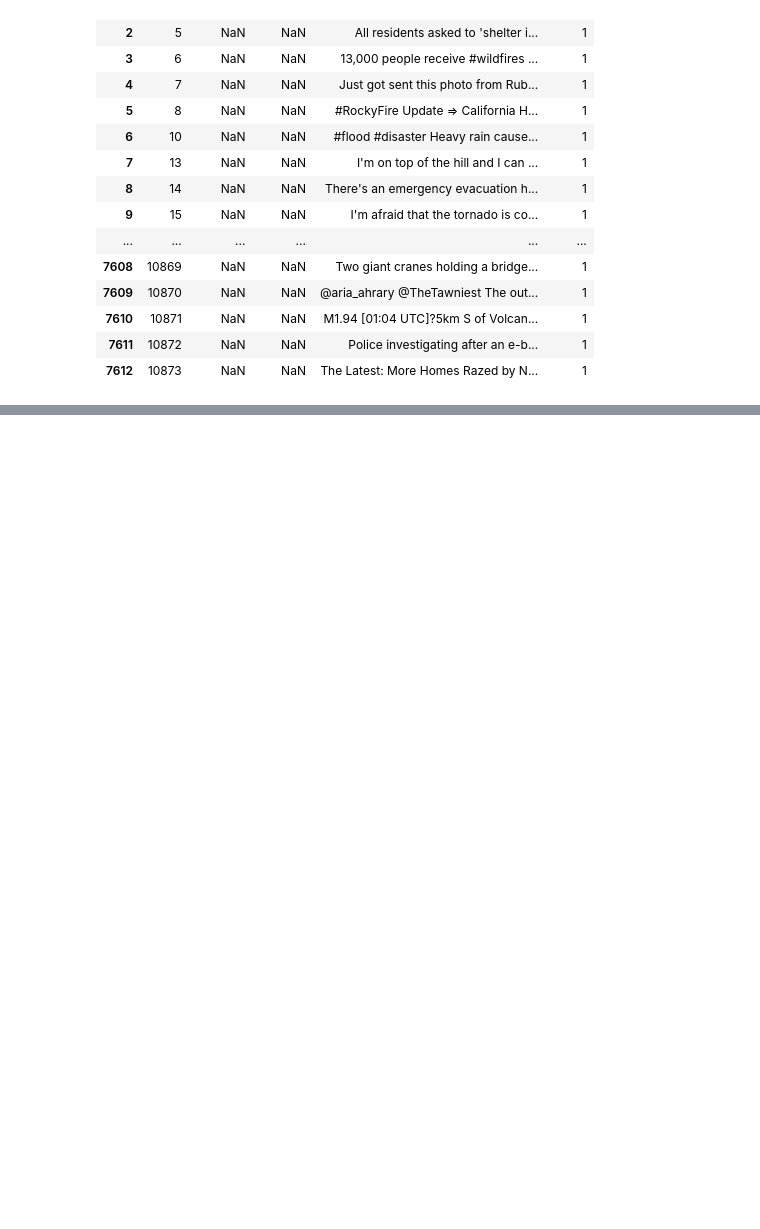
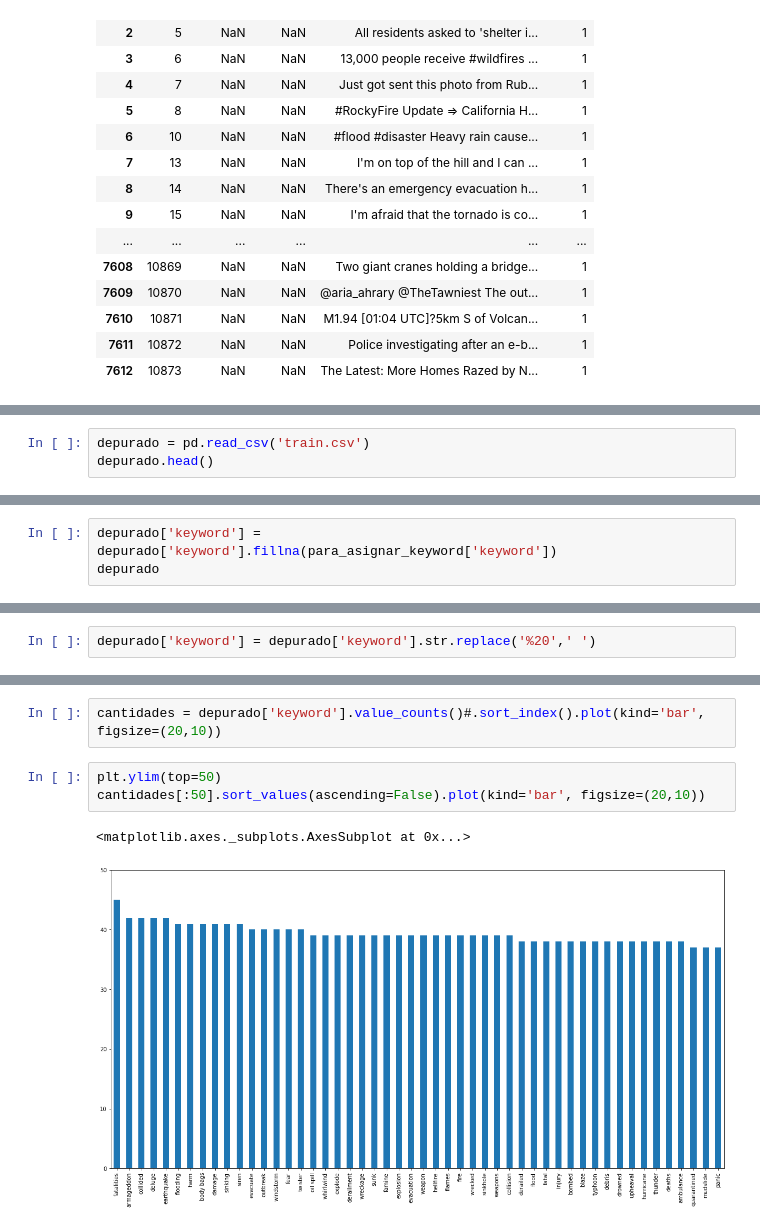
Before and after one commit to pabliyo/coronadatos, a Jupyter notebook: TP1-Keyword.ipynb, the cells around one changed output, grey strips where cells are left out. Drawn from its saved outputs; the diff is of its cells as text; blank space fills up the shorter version.

```diff
--- a/TP1-Keyword.ipynb
+++ b/TP1-Keyword.ipynb
@@ -106,0 +263,3 @@ sin_keyword.loc[sin_keyword['text'].str.lower().str.contains('evacuation'),:]
+# %%
+depurado = pd.read_csv('train.csv')
+depurado.head()
@@ -106,0 +273,3 @@ sin_keyword.loc[sin_keyword['text'].str.lower().str.contains('evacuation'),:]
+# %%
+depurado['keyword'] = depurado['keyword'].fillna(para_asignar_keyword['keyword'])
+depurado
@@ -106,0 +305,2 @@ sin_keyword.loc[sin_keyword['text'].str.lower().str.contains('evacuation'),:]
+# %%
+depurado['keyword'] = depurado['keyword'].str.replace('%20',' ')
@@ -106,0 +346,8 @@ sin_keyword.loc[sin_keyword['text'].str.lower().str.contains('evacuation'),:]
+# %%
+cantidades = depurado['keyword'].value_counts()#.sort_index().plot(kind='bar', figsize=(20,10))
+# %%
+plt.ylim(top=50)
+cantidades[:50].sort_values(ascending=False).plot(kind='bar', figsize=(20,10))
+# %% [output]
+<matplotlib.axes._subplots.AxesSubplot at 0x...>
+[figure, added]
```
Also changed, not shown: parts of 40 cells of this notebook.
